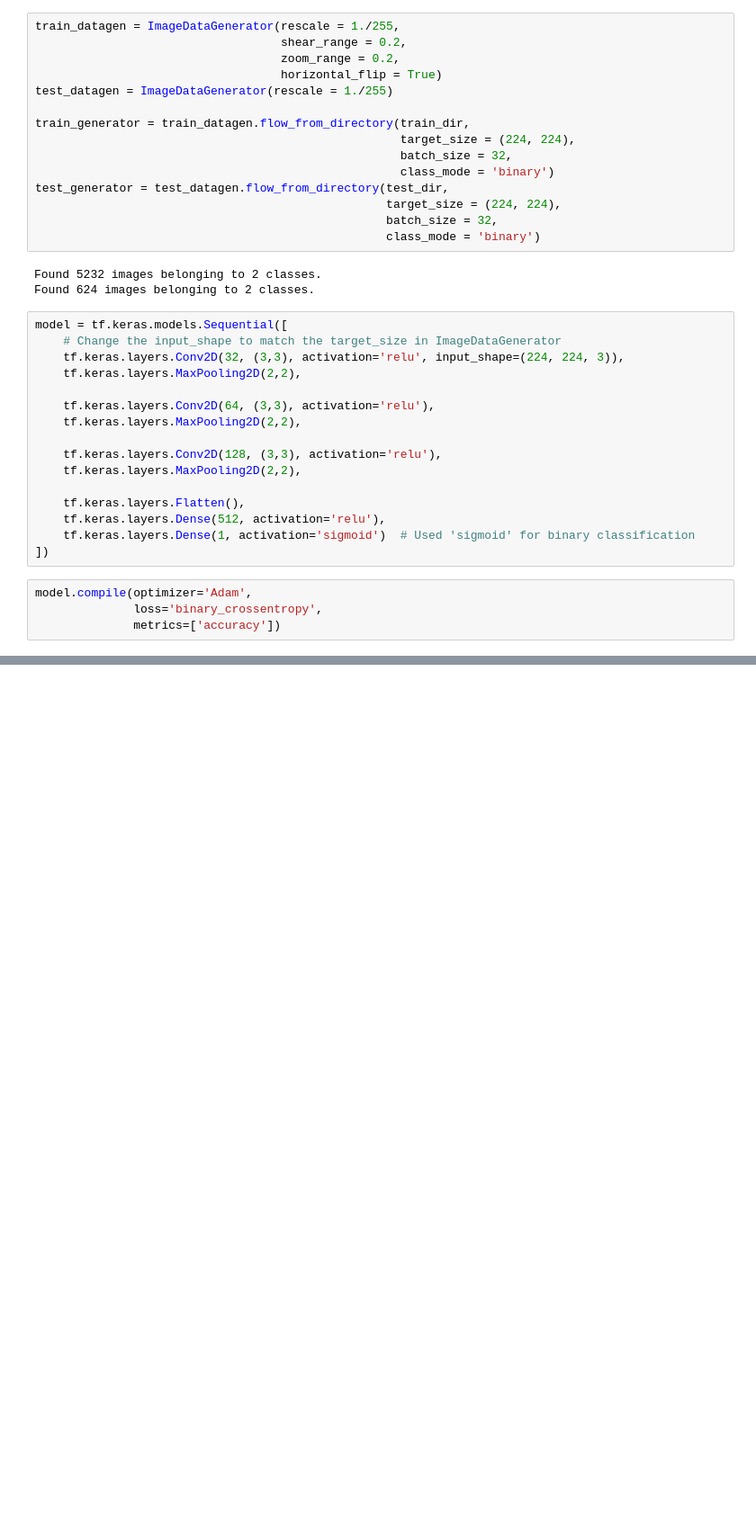
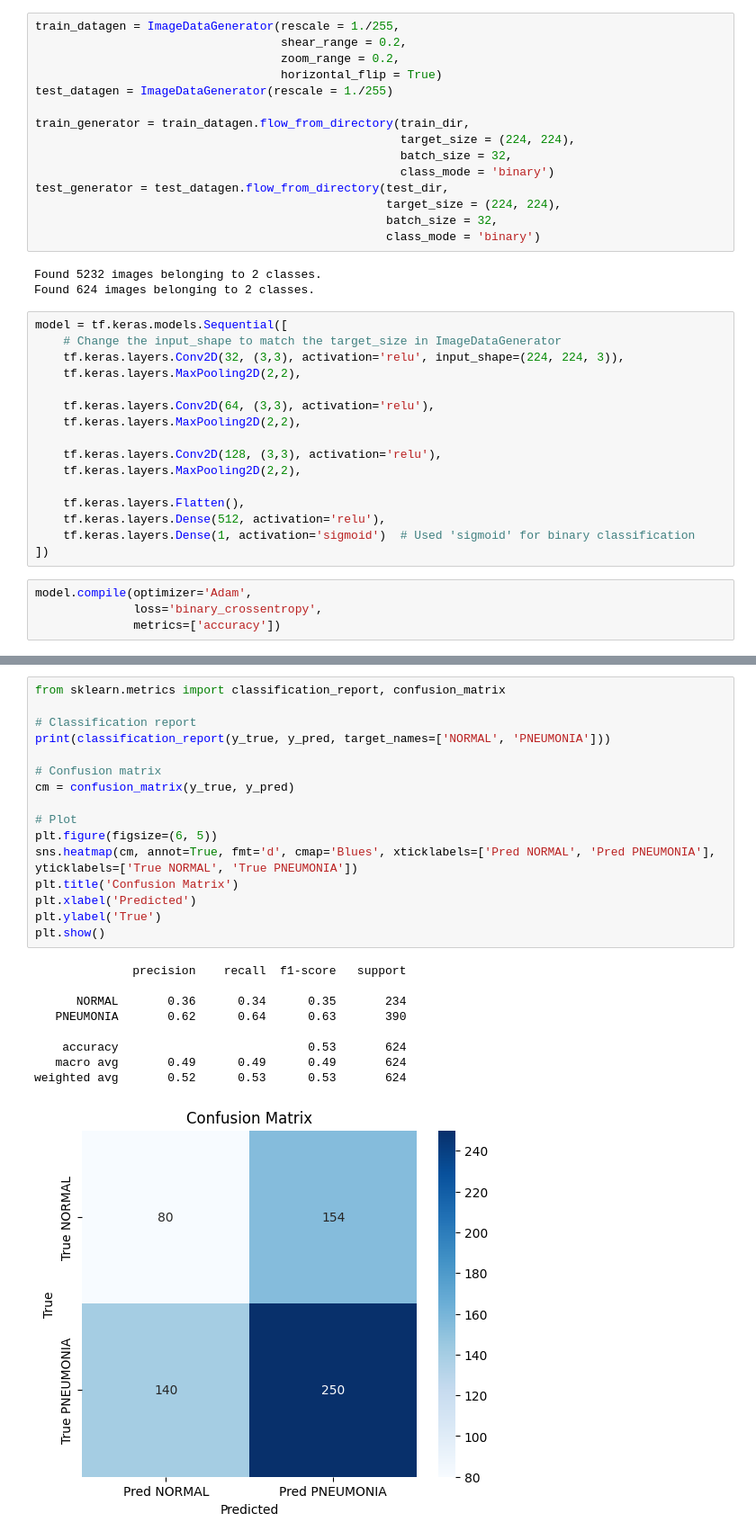
Before and after one commit to MeMrBerlin/Chest-X-Ray-Pneumonia-detection, a Jupyter notebook: Chest_X_Ray_(Pneumonia)_CNN_&_Transfer_Learning.ipynb, the cells around one changed output, grey strips where cells are left out. Shown at 90% size. Saved outputs shown, nothing was run; the diff lists cells and outputs as text; blank space fills up the shorter version.

```diff
--- a/Chest_X_Ray_(Pneumonia)_CNN_&_Transfer_Learning.ipynb
+++ b/Chest_X_Ray_(Pneumonia)_CNN_&_Transfer_Learning.ipynb
@@ -195,0 +196,26 @@ NameError: name 'test_generator' is not defined
+# %%
+from sklearn.metrics import classification_report, confusion_matrix
+
+# Classification report
+print(classification_report(y_true, y_pred, target_names=['NORMAL', 'PNEUMONIA']))
+
+# Confusion matrix
+cm = confusion_matrix(y_true, y_pred)
+
+# Plot
+plt.figure(figsize=(6, 5))
+sns.heatmap(cm, annot=True, fmt='d', cmap='Blues', xticklabels=['Pred NORMAL', 'Pred PNEUMONIA'], yticklabels=['True NORMAL', 'True PNEUMONIA'])
+plt.title('Confusion Matrix')
+plt.xlabel('Predicted')
+plt.ylabel('True')
+plt.show()
+# %% [output]
+              precision    recall  f1-score   support
+
+      NORMAL       0.36      0.34      0.35       234
+   PNEUMONIA       0.62      0.64      0.63       390
+
+    accuracy                           0.53       624
+   macro avg       0.49      0.49      0.49       624
+weighted avg       0.52      0.53      0.53       624
+[figure, added]
```
Also changed, not shown: parts of 6 cells of this notebook.
